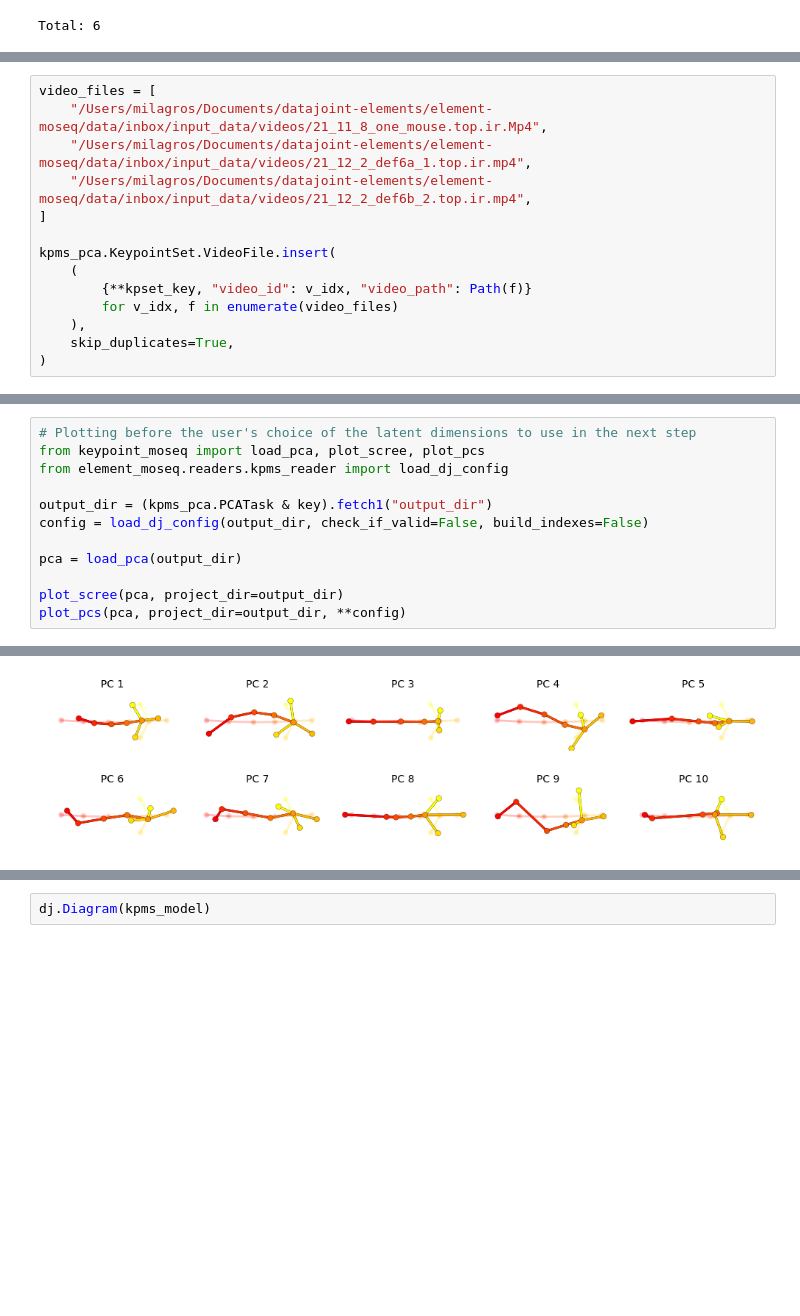
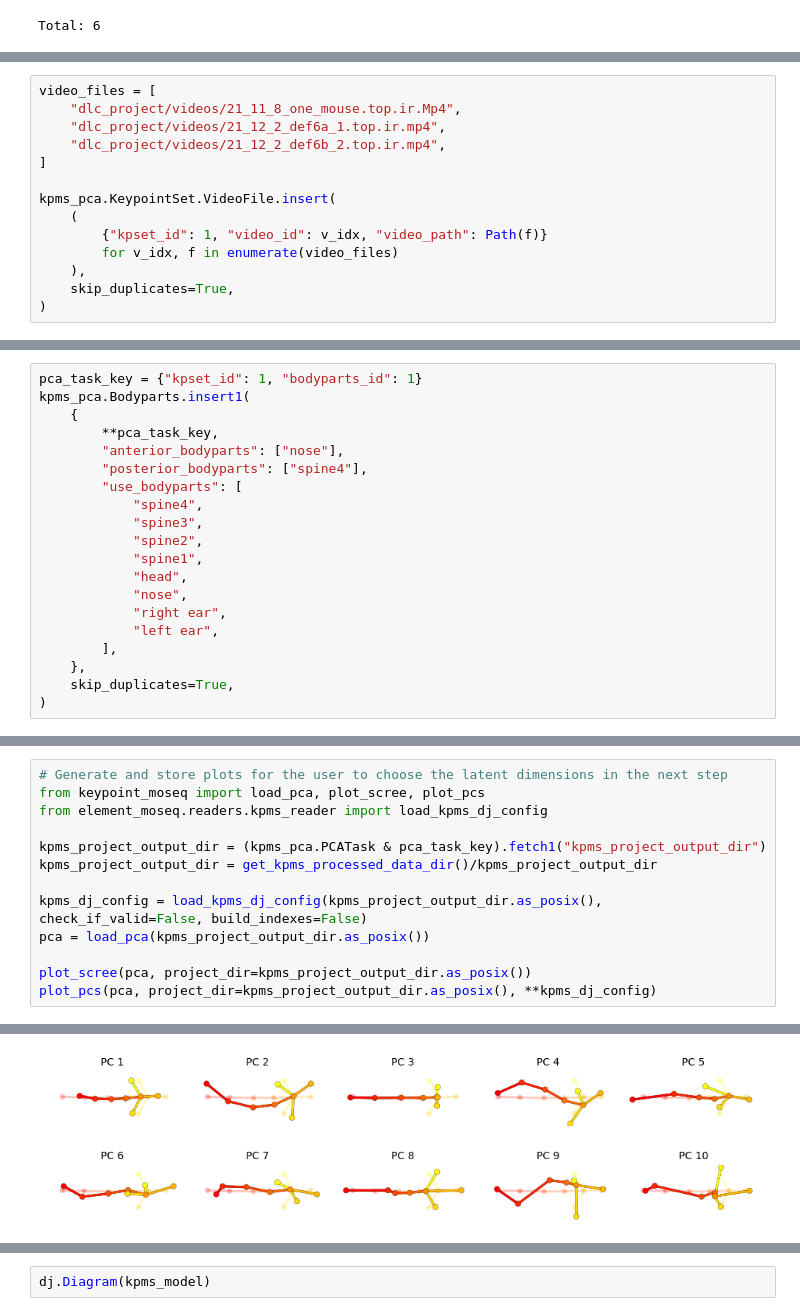
Before and after one commit to datajoint/element-moseq, a Jupyter notebook: notebooks/tutorial.ipynb, the cells around one changed output, grey strips where cells are left out. Cells and saved outputs as stored; diff of their text form; blank space fills up the shorter version.

```diff
--- a/notebooks/tutorial.ipynb
+++ b/notebooks/tutorial.ipynb
@@ -180,13 +194,13 @@ Total: 1
 # %%
 video_files = [
-    "/Users/milagros/Documents/datajoint-elements/element-moseq/data/inbox/input_data/videos/21_11_8_one_mouse.top.ir.Mp4",
-    "/Users/milagros/Documents/datajoint-elements/element-moseq/data/inbox/input_data/videos/21_12_2_def6a_1.top.ir.mp4",
-    "/Users/milagros/Documents/datajoint-elements/element-moseq/data/inbox/input_data/videos/21_12_2_def6b_2.top.ir.mp4",
+    "dlc_project/videos/21_11_8_one_mouse.top.ir.Mp4",
+    "dlc_project/videos/21_12_2_def6a_1.top.ir.mp4",
+    "dlc_project/videos/21_12_2_def6b_2.top.ir.mp4",
 ]
 
 kpms_pca.KeypointSet.VideoFile.insert(
     (
-        {**kpset_key, "video_id": v_idx, "video_path": Path(f)}
+        {"kpset_id": 1, "video_id": v_idx, "video_path": Path(f)}
         for v_idx, f in enumerate(video_files)
     ),
     skip_duplicates=True,
@@ -215,3 +218,23 @@ Total: 1
+# %%
+pca_task_key = {"kpset_id": 1, "bodyparts_id": 1}
+kpms_pca.Bodyparts.insert1(
+    {
+        **pca_task_key,
+        "anterior_bodyparts": ["nose"],
+        "posterior_bodyparts": ["spine4"],
+        "use_bodyparts": [
+            "spine4",
+            "spine3",
+            "spine2",
+            "spine1",
+            "head",
+            "nose",
+            "right ear",
+            "left ear",
+        ],
+    },
+    skip_duplicates=True,
+)
 # %%
 kpms_pca.Bodyparts()
 # %% [output]
@@ -326,15 +332,16 @@ Total: 1
 # %%
-# Plotting before the user's choice of the latent dimensions to use in the next step
+# Generate and store plots for the user to choose the latent dimensions in the next step
 from keypoint_moseq import load_pca, plot_scree, plot_pcs
-from element_moseq.readers.kpms_reader import load_dj_config
+from element_moseq.readers.kpms_reader import load_kpms_dj_config
 
-output_dir = (kpms_pca.PCATask & key).fetch1("output_dir")
-config = load_dj_config(output_dir, check_if_valid=False, build_indexes=False)
+kpms_project_output_dir = (kpms_pca.PCATask & pca_task_key).fetch1("kpms_project_output_dir")
+kpms_project_output_dir = get_kpms_processed_data_dir()/kpms_project_output_dir
 
-pca = load_pca(output_dir)
+kpms_dj_config = load_kpms_dj_config(kpms_project_output_dir.as_posix(), check_if_valid=False, build_indexes=False)
+pca = load_pca(kpms_project_output_dir.as_posix())
 
-plot_scree(pca, project_dir=output_dir)
-plot_pcs(pca, project_dir=output_dir, **config)
+plot_scree(pca, project_dir=kpms_project_output_dir.as_posix())
+plot_pcs(pca, project_dir=kpms_project_output_dir.as_posix(), **kpms_dj_config)
 # %% [output]
 [figure]
-[figure, old version]
+[figure, new version]
```
Also changed, not shown: parts of 113 cells of this notebook.
